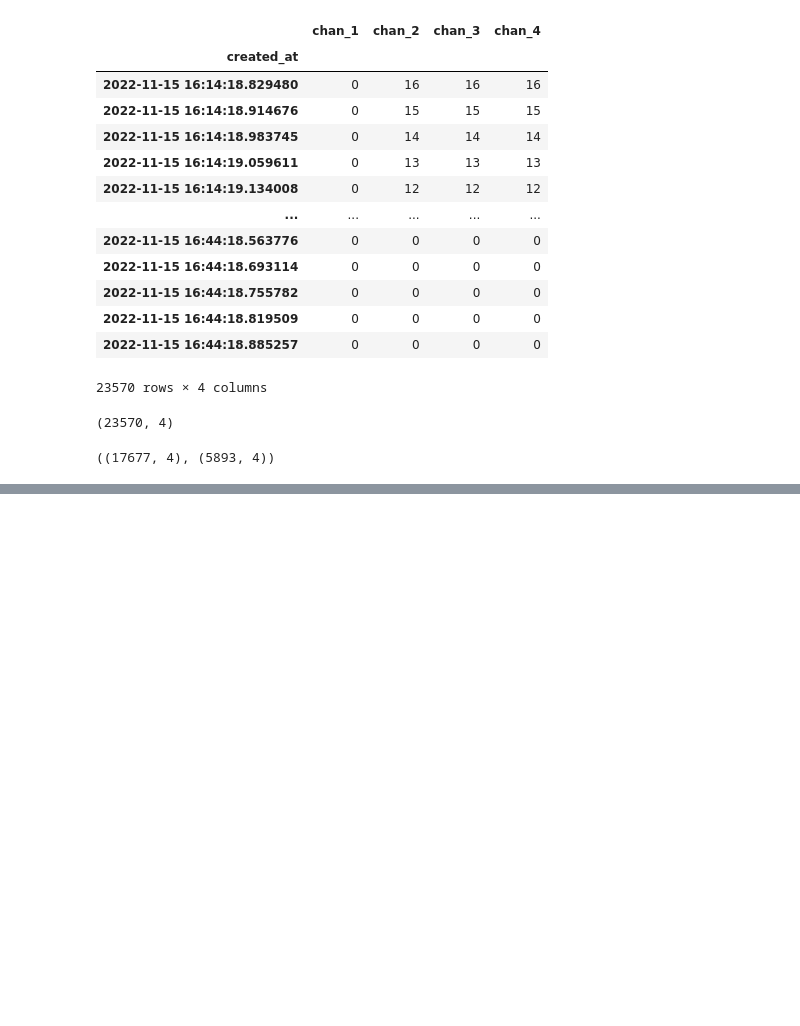
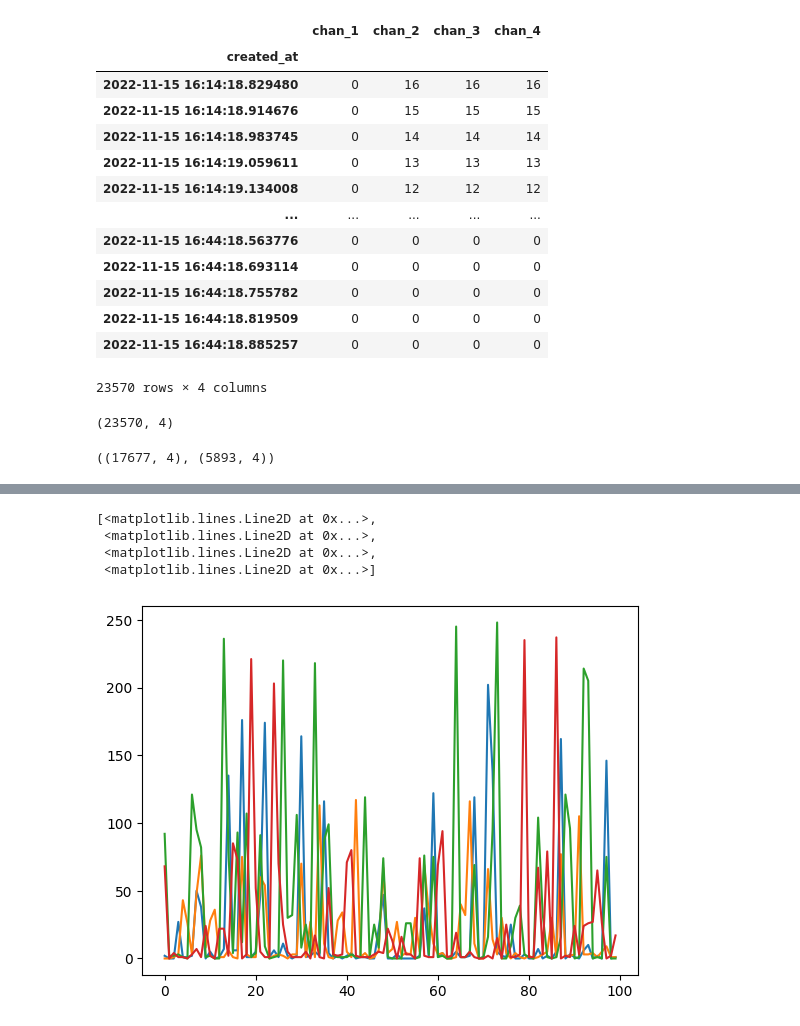
Before and after one commit to AllisonOge/predictive_modeling, a Jupyter notebook: predictive_hmm.ipynb, the cells around one changed output, grey strips where cells are left out. Cells and saved outputs as stored; diff of their text form; code cells hidden in the pictures; blank space fills up the shorter version.

Commit message:
Other model development files

```diff
--- a/predictive_hmm.ipynb
+++ b/predictive_hmm.ipynb
@@ -135,3 +135,12 @@ for i in range(len(ax)):
 # %%
 # save the model
 with open("./models/hmm_model.pkl", "wb") as file: pickle.dump(best_model, file)
+# %%
+data, _ = best_model.sample(100)
+plt.plot(data)
+# %% [output]
+[<matplotlib.lines.Line2D at 0x...>,
+ <matplotlib.lines.Line2D at 0x...>,
+ <matplotlib.lines.Line2D at 0x...>,
+ <matplotlib.lines.Line2D at 0x...>]
+[figure, added]
```
Also changed, not shown: parts of 4 cells of this notebook, 1 other file.
